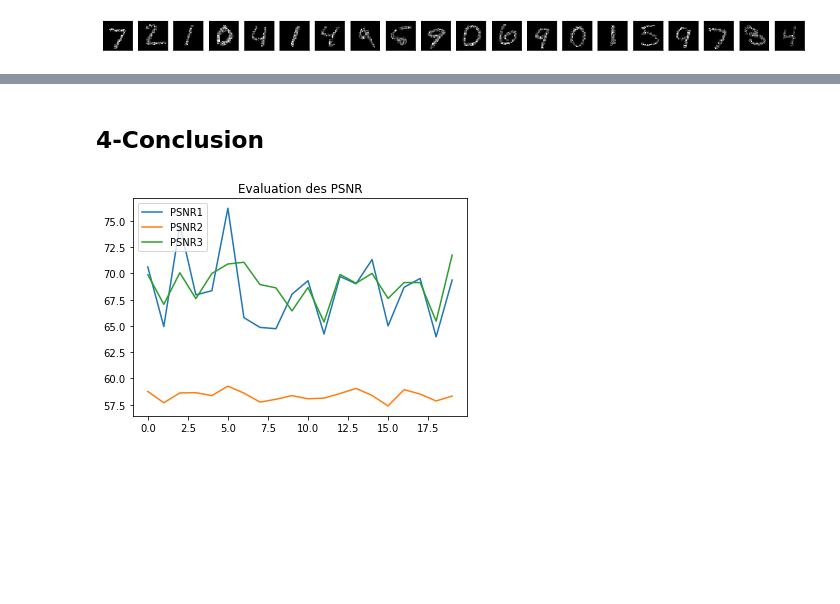
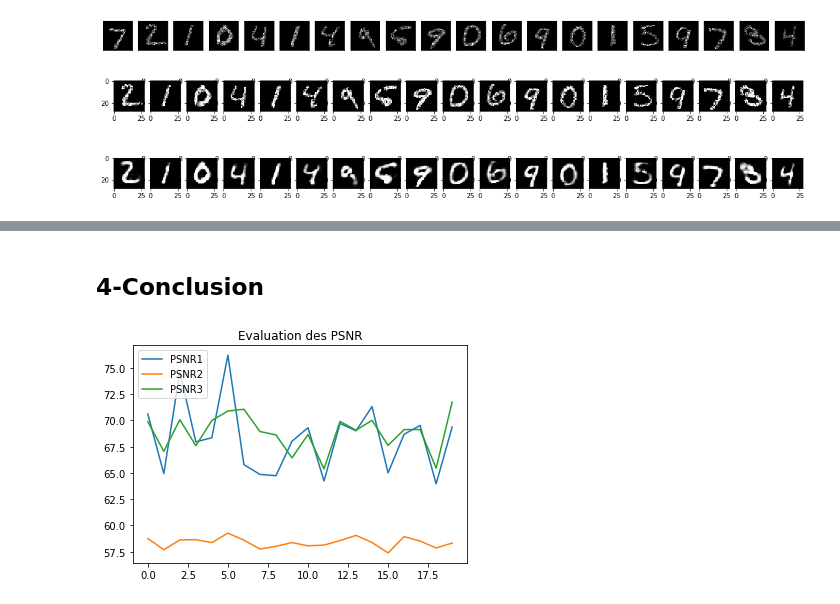
Before and after one commit to ecsquare/Deep-Compression-with-autoencoder, a Jupyter notebook: Compression_with_autoencoder.ipynb, the cells around one changed output, grey strips where cells are left out. Saved outputs shown, nothing was run; the diff lists cells and outputs as text; code cells hidden in the pictures; blank space fills up the shorter version.

```diff
--- a/Compression_with_autoencoder.ipynb
+++ b/Compression_with_autoencoder.ipynb
@@ -398,3 +409,29 @@ for i in range(n):
 plt.show()
 # %% [output]
 [figure]
+# %%
+checkpointer = ModelCheckpoint('/content/gdrive/My Drive/Colab Notebooks/checks_autoencoder_poisson/model-{epoch:02d}.hdf5', verbose=1)
+callbacks_list=[checkpointer]
+autoencoder.fit(x_train_noisy, x_train_noisy,
+                epochs=100,
+                batch_size=256,
+                shuffle=True,
+                validation_data=(x_test_noisy, x_test_noisy),
+                callbacks=callbacks_list)
+# %%
+decoded_imgs_poisson = autoencoder.predict(x_test_noisy)
+n = 20
+plt.figure(figsize=(n, 4))
+for i in range(1,n):
+    # display original
+    ax = plt.subplot(2, n, i)
+    plt.imshow(x_test_noisy[i].reshape(28, 28), cmap=plt.get_cmap('gray'), vmin=0, vmax=1)
+
+
+    # display reconstruction
+    ax = plt.subplot(2, n, i + n)
+    plt.imshow(decoded_imgs_poisson[i].reshape(28, 28), cmap=plt.get_cmap('gray'), vmin=0, vmax=1)
+
+plt.show()
+# %% [output]
+[figure, added]
```
Also changed, not shown: parts of 11 cells of this notebook.
